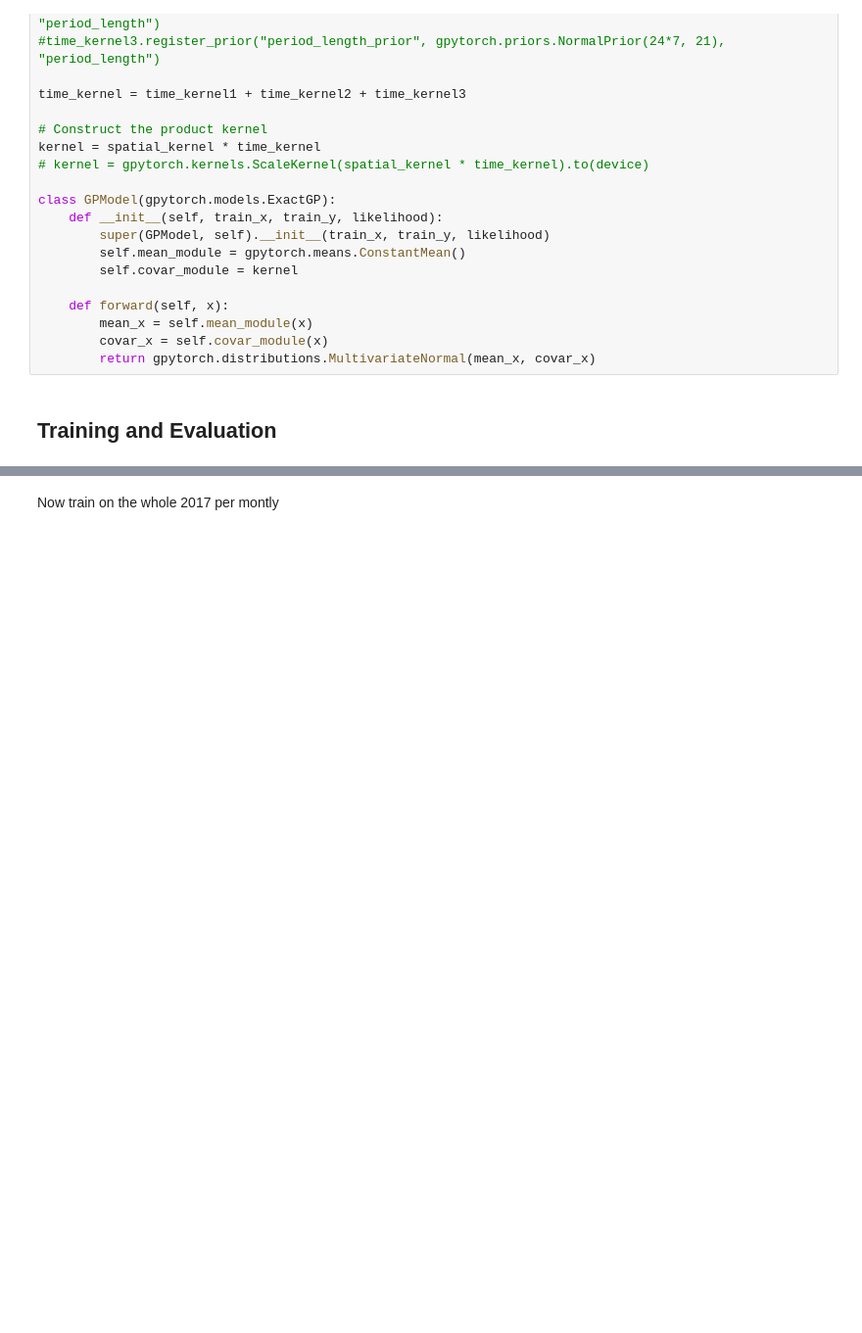
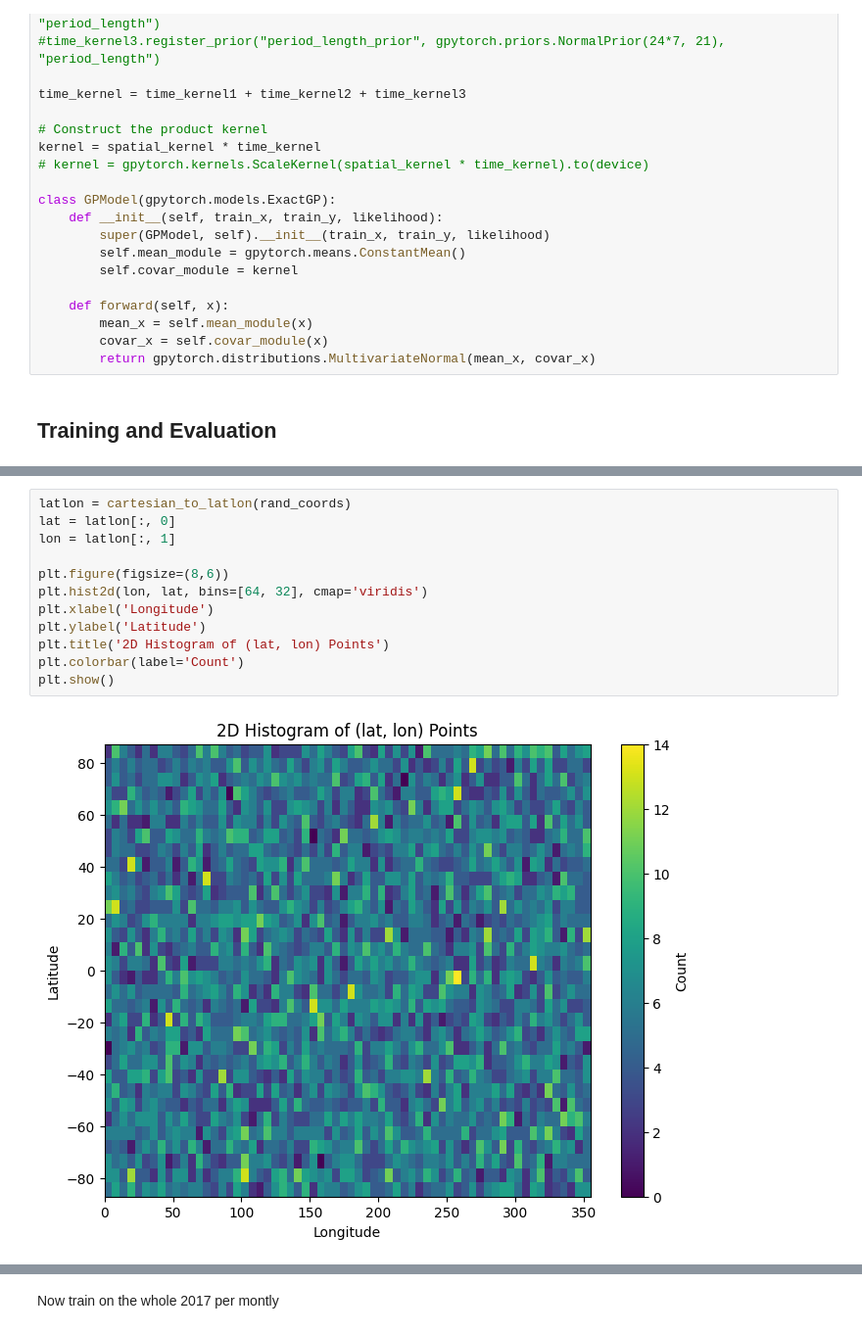
Before and after one commit to sunnyw22/STGP-for-weather-forecasting, a Jupyter notebook: GPRs/Exact_GPR_monthly.ipynb, the cells around one changed output, grey strips where cells are left out. Shown at 98% size. Drawn from its saved outputs; the diff is of its cells as text; blank space fills up the shorter version.

```diff
--- a/GPRs/Exact_GPR_monthly.ipynb
+++ b/GPRs/Exact_GPR_monthly.ipynb
@@ -415,3 +499,17 @@ Weighted RMSE:  726.5268326751121
+# %%
+latlon = cartesian_to_latlon(rand_coords)
+lat = latlon[:, 0]
+lon = latlon[:, 1]
+
+plt.figure(figsize=(8,6))
+plt.hist2d(lon, lat, bins=[64, 32], cmap='viridis')
+plt.xlabel('Longitude')
+plt.ylabel('Latitude')
+plt.title('2D Histogram of (lat, lon) Points')
+plt.colorbar(label='Count')
+plt.show()
+# %% [output]
+[figure, added]
 # %%
 # Convert your tracking list into a DataFrame
 df = pd.DataFrame(hyperparams_track)
```
Also changed, not shown: parts of 23 cells of this notebook, 1 other file.
